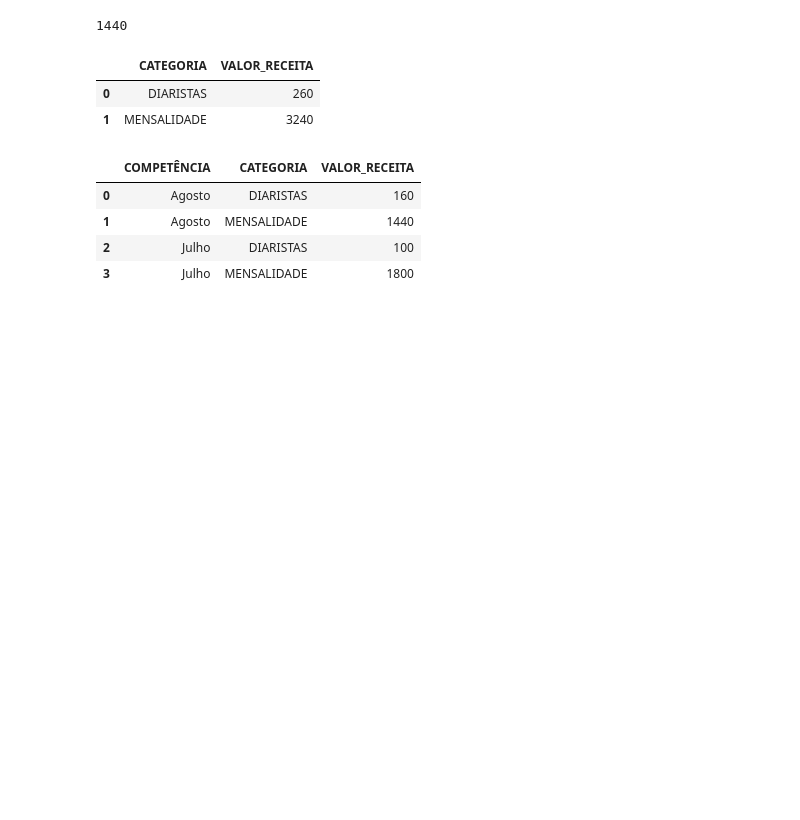
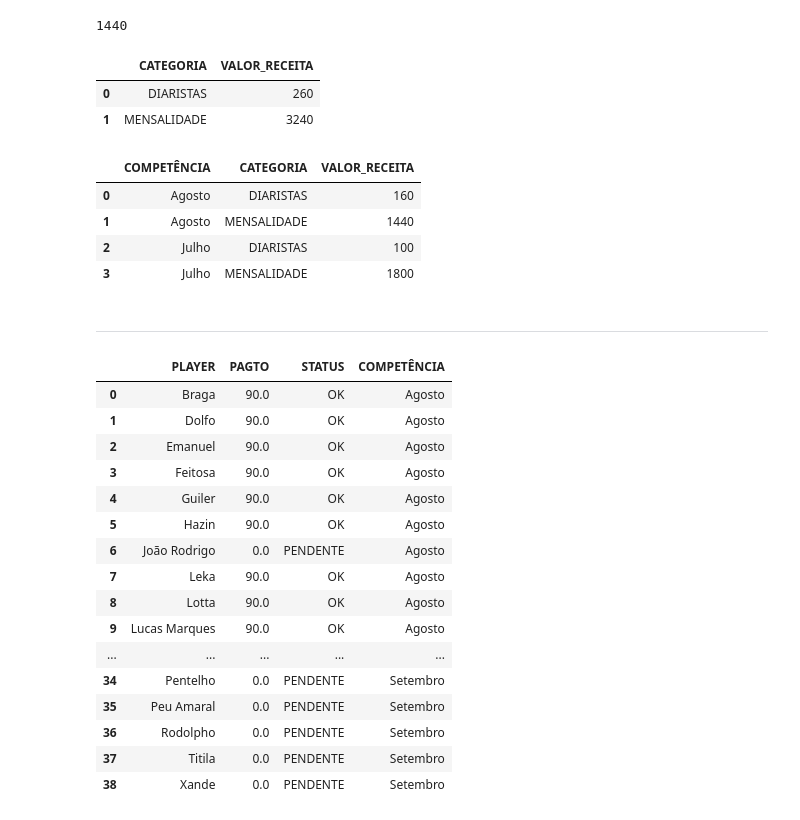
Before and after one commit to talesaraujoc/mrleague_dashboard_controle_financeiro, a Jupyter notebook: notebook.ipynb, the cells around one changed output. Drawn from its saved outputs; the diff is of its cells as text; code cells hidden in the pictures; blank space fills up the shorter version.

```diff
--- a/notebook.ipynb
+++ b/notebook.ipynb
@@ -232,3 +232,27 @@ df_filter_incomes_months
 | 1 | Agosto | MENSALIDADE | 1440 |
 | 2 | Julho | DIARISTAS | 100 |
 | 3 | Julho | MENSALIDADE | 1800 |
+# %% [markdown]
+-----
+# %%
+df_table = pd.read_excel('data/controle_mensais_2023.xlsx')
+df_table['PAGTO'] = df_table['PAGTO'].apply(lambda x: float(x))
+df_table
+# %% [output]
+|  | PLAYER | PAGTO | STATUS | COMPETÊNCIA |
+| 0 | Braga | 90.0 | OK | Agosto |
+| 1 | Dolfo | 90.0 | OK | Agosto |
+| 2 | Emanuel | 90.0 | OK | Agosto |
+| 3 | Feitosa | 90.0 | OK | Agosto |
+| 4 | Guiler | 90.0 | OK | Agosto |
+| 5 | Hazin | 90.0 | OK | Agosto |
+| 6 | João Rodrigo | 0.0 | PENDENTE | Agosto |
+| 7 | Leka | 90.0 | OK | Agosto |
+| 8 | Lotta | 90.0 | OK | Agosto |
+| 9 | Lucas Marques | 90.0 | OK | Agosto |
+| ... | ... | ... | ... | ... |
+| 34 | Pentelho | 0.0 | PENDENTE | Setembro |
+| 35 | Peu Amaral | 0.0 | PENDENTE | Setembro |
+| 36 | Rodolpho | 0.0 | PENDENTE | Setembro |
+| 37 | Titila | 0.0 | PENDENTE | Setembro |
+| 38 | Xande | 0.0 | PENDENTE | Setembro |
```
Also changed, not shown: parts of 2 cells of this notebook, 3 other files.
